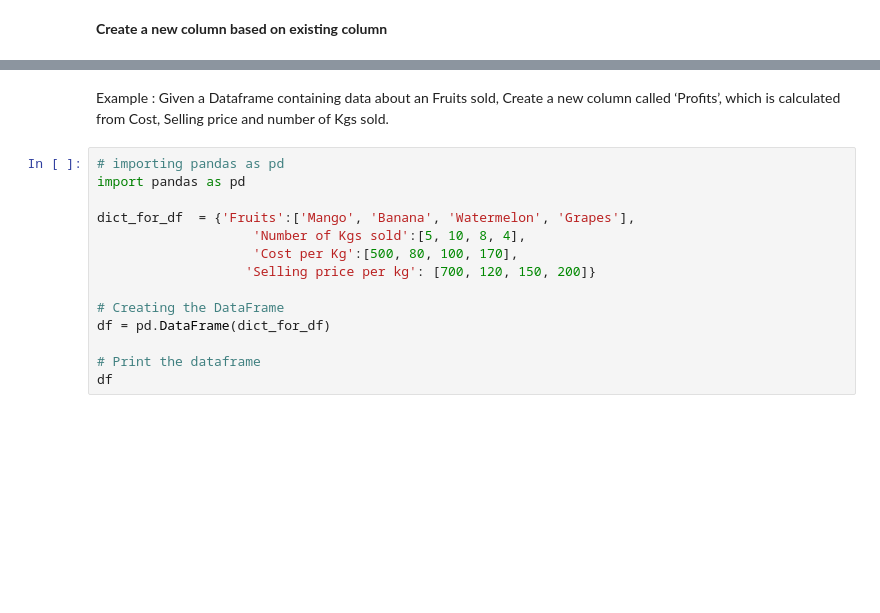
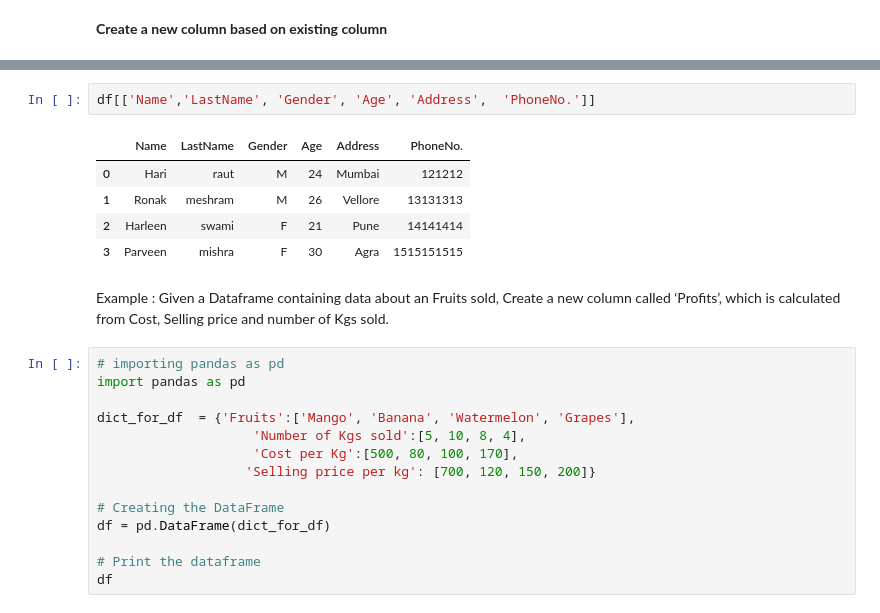
Before and after one commit to akshaypache/Python, a Jupyter notebook: DataSciencePython/005_Pandas.ipynb, the cells around one changed output, grey strips where cells are left out. Cells and saved outputs as stored; diff of their text form; blank space fills up the shorter version.

```diff
--- a/DataSciencePython/005_Pandas.ipynb
+++ b/DataSciencePython/005_Pandas.ipynb
@@ -668,3 +691,11 @@ df['Address'] = address
+# %%
+df[['Name','LastName', 'Gender', 'Age', 'Address',  'PhoneNo.']]
+# %% [output]
+|  | Name | LastName | Gender | Age | Address | PhoneNo. |
+| 0 | Hari | raut | M | 24 | Mumbai | 121212 |
+| 1 | Ronak | meshram | M | 26 | Vellore | 13131313 |
+| 2 | Harleen | swami | F | 21 | Pune | 14141414 |
+| 3 | Parveen | mishra | F | 30 | Agra | 1515151515 |
 # %% [markdown]
 Example : Given a Dataframe containing data about an Fruits sold, Create a new column called ‘Profits’, which is calculated from Cost, Selling price and number of Kgs sold.
 # %%
```
Also changed, not shown: parts of 7 cells of this notebook, 3 other files.
